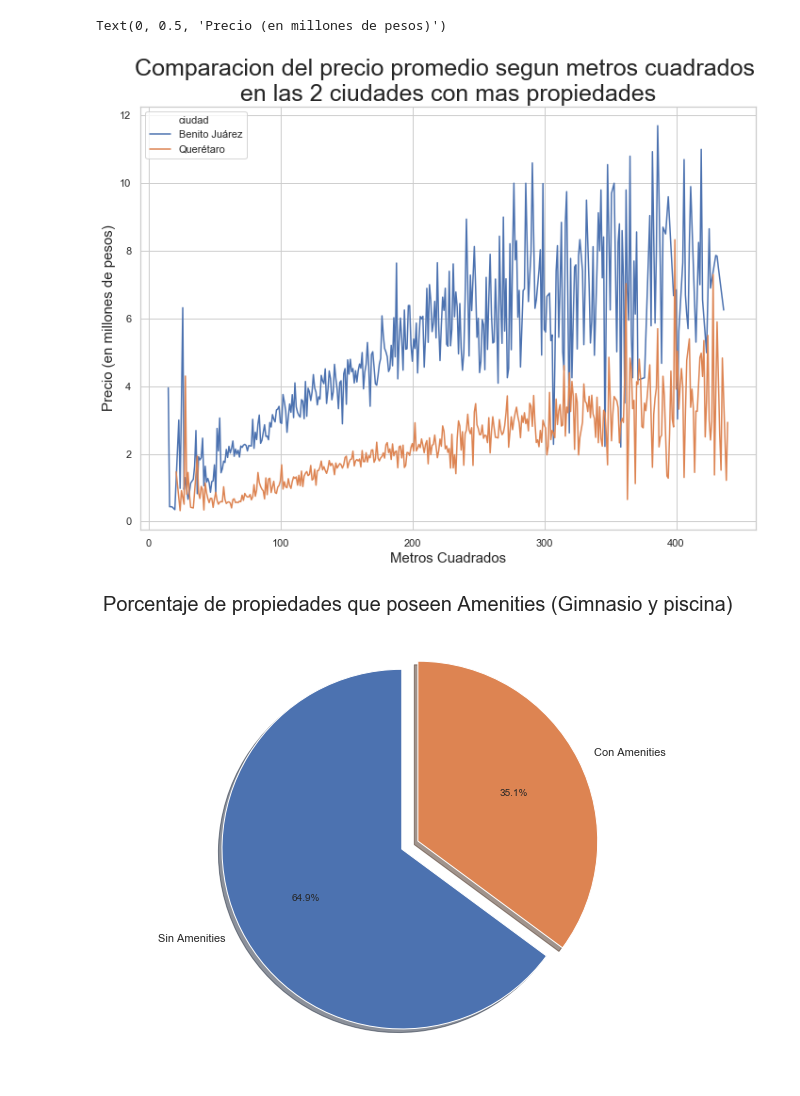
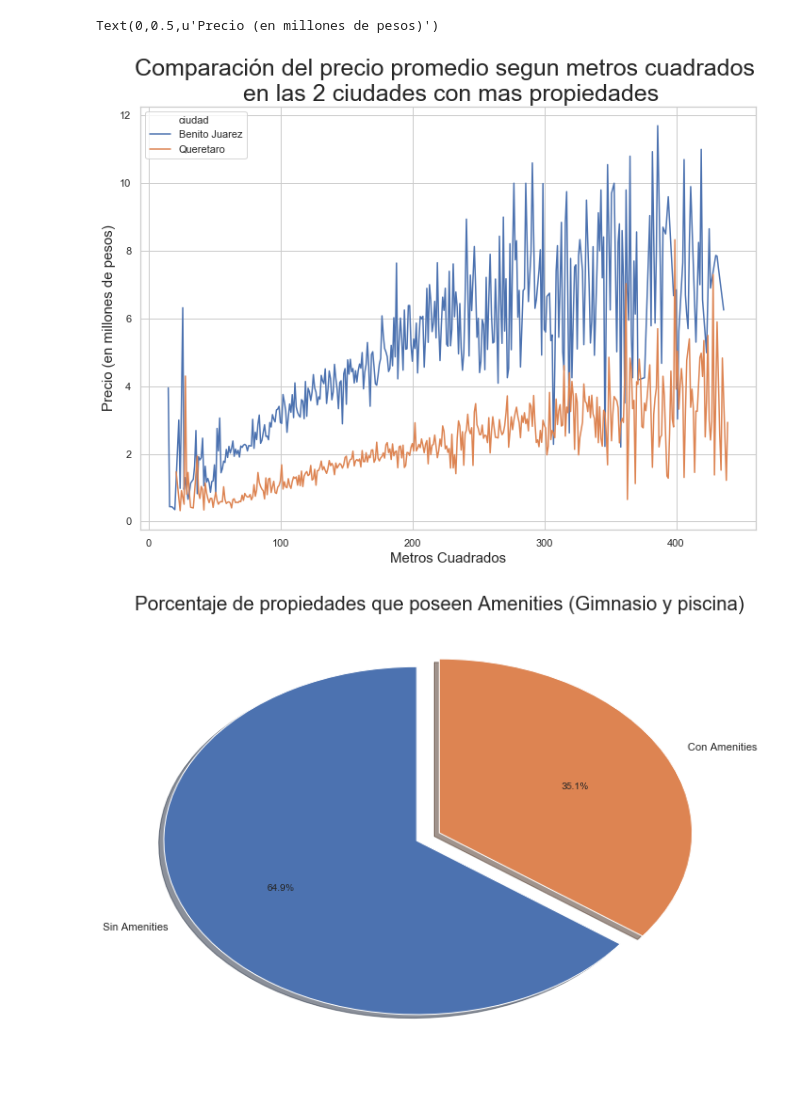
Before and after one commit to patopizzini/Organizacion_Datos_2C2019, a Jupyter notebook: TP1/TP1 Pato.ipynb, the cells around one changed output. Drawn from its saved outputs; the diff is of its cells as text; code cells hidden in the pictures.

```diff
--- a/TP1/TP1 Pato.ipynb
+++ b/TP1/TP1 Pato.ipynb
@@ -13,4 +13,4 @@ sns.set(style="whitegrid")
 plt.rcParams['figure.figsize'] = (15, 10)
 # %%
 #Leemos el CSV
-zonaprop = pd.read_csv('../../train.csv')
+datos_principales = pd.read_csv('../../train.csv')
@@ -270,39 +142,31 @@ Name: ciudad, Length: 875, dtype: int64
 # %%
 zonasMasPopulares = list(["Querétaro", "Benito Juárez"])
-zonasPopulares = zonaprop[zonaprop['ciudad'].isin(zonasMasPopulares)]
+zonasPopulares = datos_principales[datos_principales['ciudad'].isin(zonasMasPopulares)]
 zonasPopulares = zonasPopulares.groupby(['ciudad', 'metrostotales']).mean()[['precio']].reset_index()
 zonasPopulares['precio'] = zonasPopulares['precio']/1000000
-
-#Relacion metros cuadrados / precio promedio en las 2 ciudades con mas propiedades publicadas
-
-# Tamaño para hojas A4.
+zonasPopulares.loc[zonasPopulares.ciudad.str.contains('Querétaro', na=False), 'ciudad'] = 'Queretaro'
+zonasPopulares.loc[zonasPopulares.ciudad.str.contains('Benito Juárez', na=False), 'ciudad'] = 'Benito Juarez'
 fig, ax = plt.subplots()
 fig.set_size_inches(11.7, 8.27)
-
 sns.lineplot(x="metrostotales", y="precio", data=zonasPopulares, hue="ciudad", color='blue')
 ax = plt.gca()
-ax.set_title("Comparacion del precio promedio segun metros cuadrados \nen las 2 ciudades con mas propiedades", fontsize=25)
-ax.set_xlabel("Metros Cuadrados",fontsize=15)
-ax.set_ylabel("Precio (en millones de pesos)", fontsize=15)
+ax.set_title(u"Comparación del precio promedio segun metros cuadrados \n en las 2 ciudades con mas propiedades", fontsize=25)
+ax.set_xlabel(u"Metros Cuadrados",fontsize=15)
+ax.set_ylabel(u"Precio (en millones de pesos)", fontsize=15)
 # %% [output]
-Text(0, 0.5, 'Precio (en millones de pesos)')
+Text(0,0.5,u'Precio (en millones de pesos)')
 [figure]
 # %%
-#Obtenemos las cantidades de propiedades con gimnasio
-conAmenities = (zonaprop[zonaprop['gimnasio'] == 1])
+conAmenities = (datos_principales[datos_principales['gimnasio'] == 1])
 conAmenities = (conAmenities[conAmenities['piscina'] == 1]).piscina.count()
-sinAmenities = (zonaprop[zonaprop['gimnasio'] == 0])
+sinAmenities = (datos_principales[datos_principales['gimnasio'] == 0])
 sinAmenities = (sinAmenities[sinAmenities['piscina'] == 1]).piscina.count()
-
-
 sizes = [sinAmenities, conAmenities]
 nombres = ['Sin Amenities','Con Amenities']
-
-# Tamaño para hojas A4.
 plt.figure(figsize=(11.7, 8.27))
 plt.title('Porcentaje de propiedades que poseen Amenities (Gimnasio y piscina)', fontsize=20)
 plt.pie(sizes, labels=nombres, autopct='%1.1f%%', shadow=True, startangle=90, explode=(0.1, 0))
 plt.show()
 # %% [output]
-[figure, old version]
+[figure, new version]
 # %%
```
Also changed, not shown: parts of 15 cells of this notebook.
